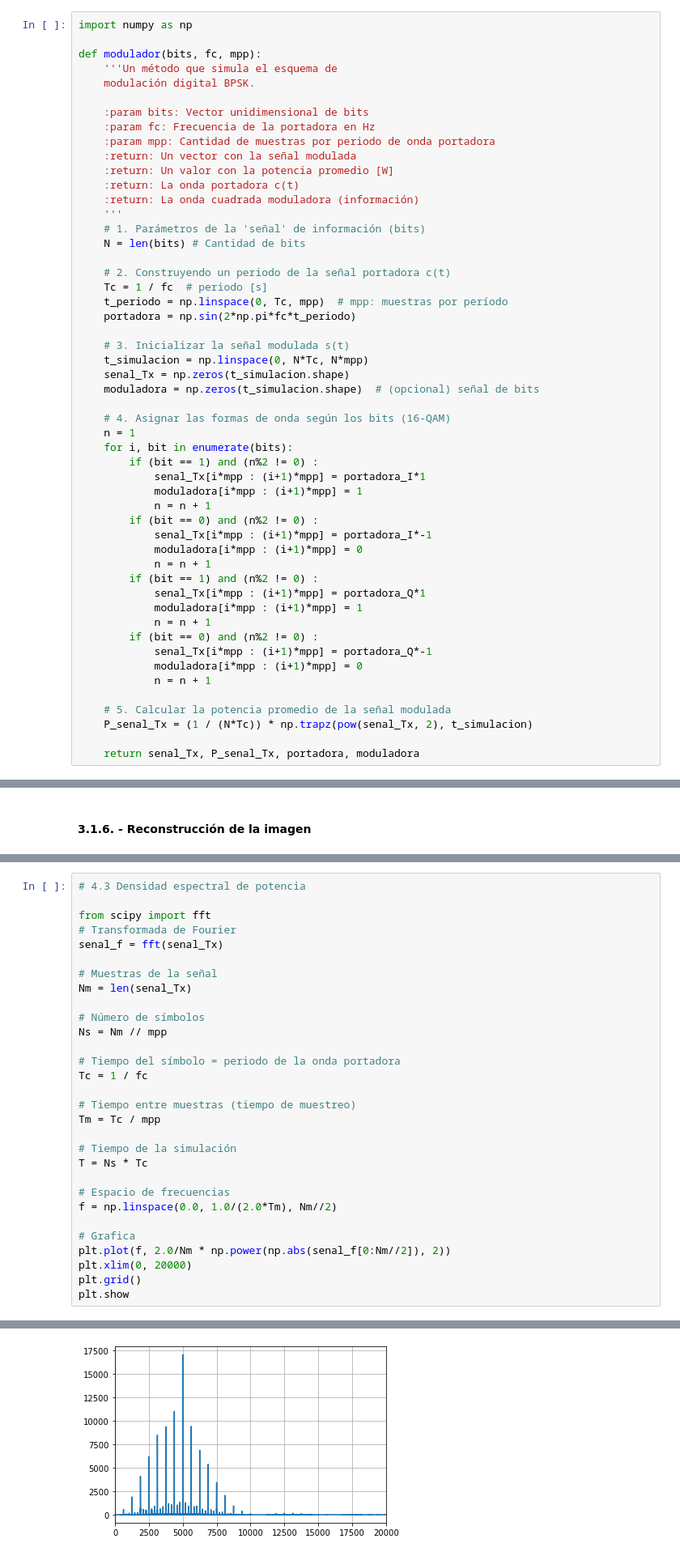
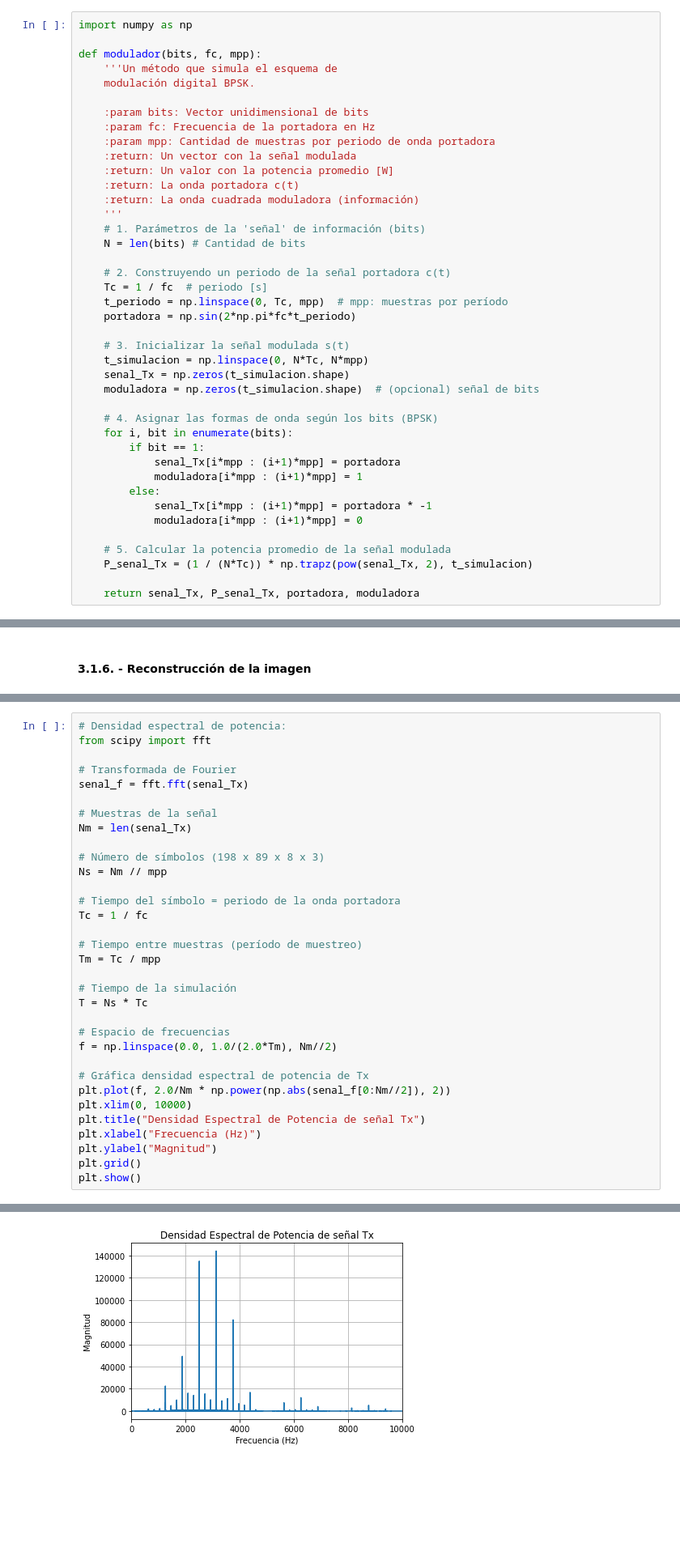
Before and after one commit to Juanda0699/Proyecto4, a Jupyter notebook: P4.ipynb, the cells around one changed output, grey strips where cells are left out. Shown at 81% size. Cells and saved outputs as stored; diff of their text form; blank space fills up the shorter version.

```diff
--- a/P4.ipynb
+++ b/P4.ipynb
@@ -308,25 +310,14 @@ def modulador(bits, fc, mpp):
     senal_Tx = np.zeros(t_simulacion.shape)
     moduladora = np.zeros(t_simulacion.shape)  # (opcional) señal de bits
 
-    # 4. Asignar las formas de onda según los bits (16-QAM)
-    n = 1
+    # 4. Asignar las formas de onda según los bits (BPSK)
     for i, bit in enumerate(bits):
-        if (bit == 1) and (n%2 != 0) :
-            senal_Tx[i*mpp : (i+1)*mpp] = portadora_I*1
+        if bit == 1:
+            senal_Tx[i*mpp : (i+1)*mpp] = portadora
             moduladora[i*mpp : (i+1)*mpp] = 1
-            n = n + 1
-        if (bit == 0) and (n%2 != 0) :
-            senal_Tx[i*mpp : (i+1)*mpp] = portadora_I*-1
+        else:
+            senal_Tx[i*mpp : (i+1)*mpp] = portadora * -1
             moduladora[i*mpp : (i+1)*mpp] = 0
-            n = n + 1
-        if (bit == 1) and (n%2 != 0) :
-            senal_Tx[i*mpp : (i+1)*mpp] = portadora_Q*1
-            moduladora[i*mpp : (i+1)*mpp] = 1
-            n = n + 1
-        if (bit == 0) and (n%2 != 0) :
-            senal_Tx[i*mpp : (i+1)*mpp] = portadora_Q*-1
-            moduladora[i*mpp : (i+1)*mpp] = 0
-            n = n + 1
 
     # 5. Calcular la potencia promedio de la señal modulada
     P_senal_Tx = (1 / (N*Tc)) * np.trapz(pow(senal_Tx, 2), t_simulacion)
@@ -746,20 +980,20 @@ plt.show()
 # %%
-# 4.3 Densidad espectral de potencia
+# Densidad espectral de potencia:
+from scipy import fft
 
-from scipy import fft
 # Transformada de Fourier
-senal_f = fft(senal_Tx)
+senal_f = fft.fft(senal_Tx)
 
 # Muestras de la señal
 Nm = len(senal_Tx)
 
-# Número de símbolos
+# Número de símbolos (198 x 89 x 8 x 3)
 Ns = Nm // mpp
 
 # Tiempo del símbolo = periodo de la onda portadora
 Tc = 1 / fc
 
-# Tiempo entre muestras (tiempo de muestreo)
+# Tiempo entre muestras (período de muestreo)
 Tm = Tc / mpp
 
 # Tiempo de la simulación
@@ -768,9 +1002,12 @@ T = Ns * Tc
 # Espacio de frecuencias
 f = np.linspace(0.0, 1.0/(2.0*Tm), Nm//2)
 
-# Grafica
+# Gráfica densidad espectral de potencia de Tx
 plt.plot(f, 2.0/Nm * np.power(np.abs(senal_f[0:Nm//2]), 2))
-plt.xlim(0, 20000)
+plt.xlim(0, 10000)
+plt.title("Densidad Espectral de Potencia de señal Tx")
+plt.xlabel("Frecuencia (Hz)")
+plt.ylabel("Magnitud")
 plt.grid()
-plt.show
+plt.show()
 # %% [output]
@@ -778,4 +1014,4 @@ plt.show
-[figure, old version]
+[figure, new version]
 # %% [markdown]
 ---
 
```
Also changed, not shown: parts of 9 cells of this notebook.
